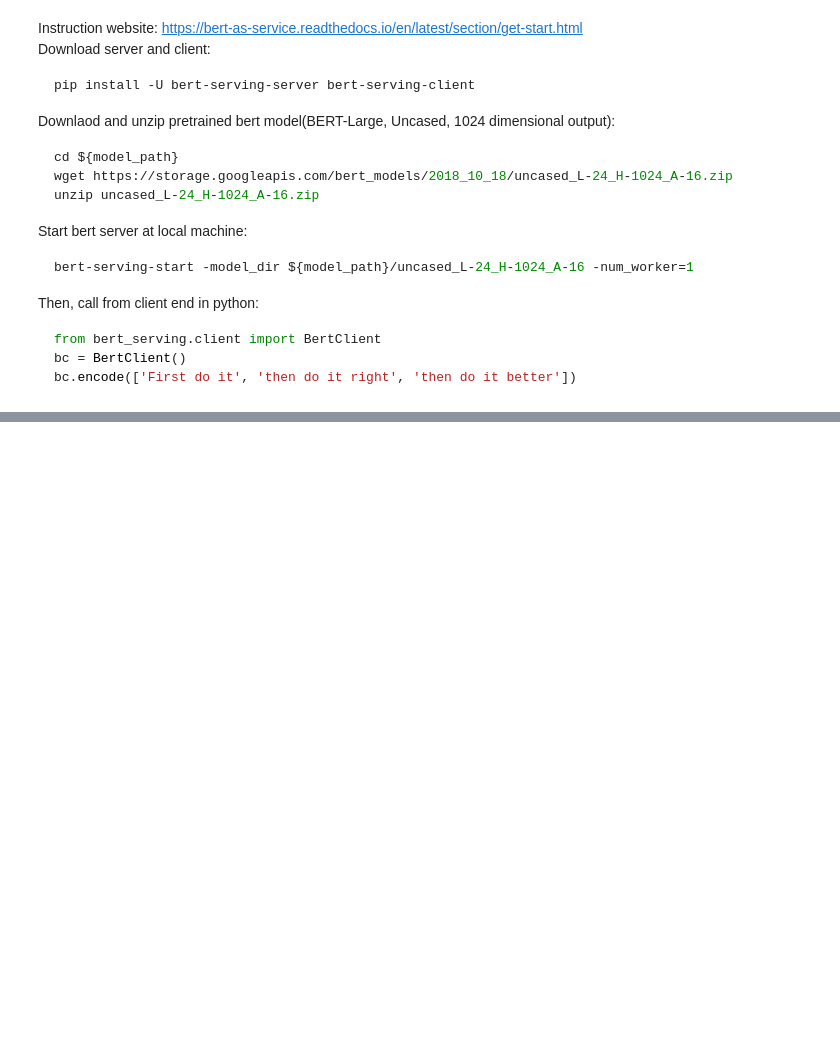
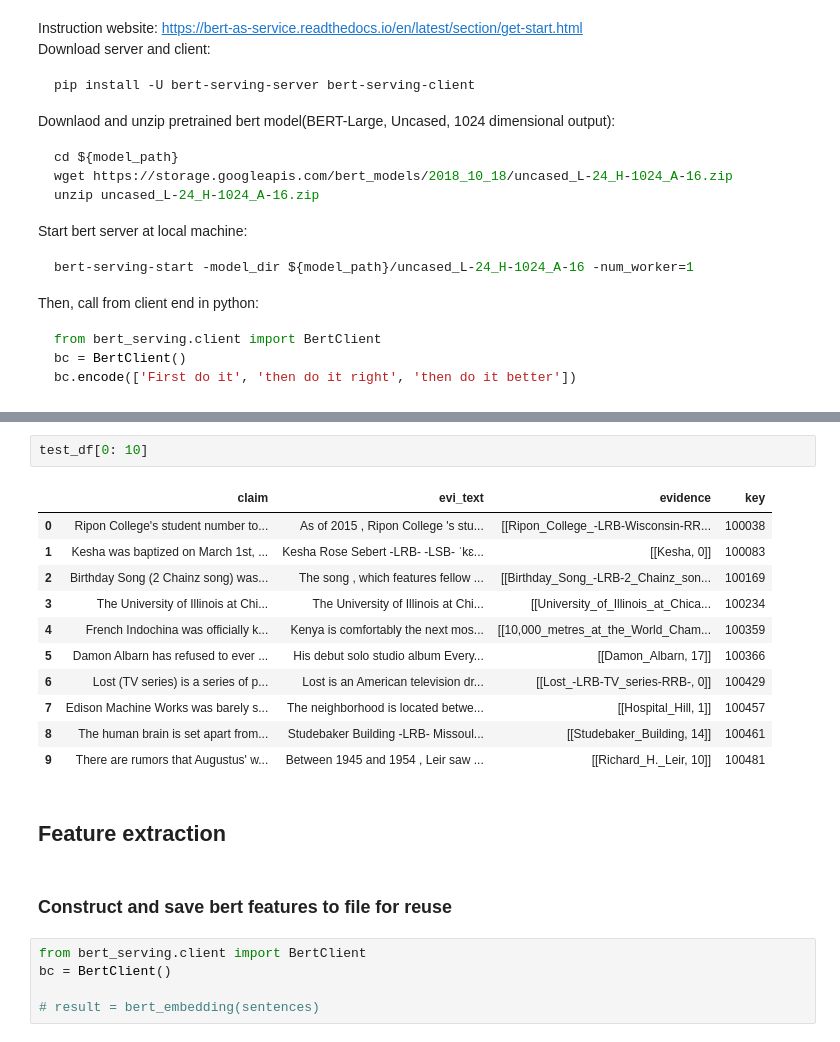
Before and after one commit to yiming95/AutomaticFactVerification, a Jupyter notebook: BERT_MLP.ipynb, the cells around one changed output, grey strips where cells are left out. Cells and saved outputs as stored; diff of their text form; blank space fills up the shorter version.

```diff
--- a/BERT_MLP.ipynb
+++ b/BERT_MLP.ipynb
@@ -25,0 +107,23 @@ bc.encode(['First do it', 'then do it right', 'then do it better'])
+# %%
+test_df[0: 10]
+# %% [output]
+|  | claim | evi_text | evidence | key |
+| 0 | Ripon College's student number to... | As of 2015 , Ripon College 's stu... | [[Ripon_College_-LRB-Wisconsin-RR... | 100038 |
+| 1 | Kesha was baptized on March 1st, ... | Kesha Rose Sebert -LRB- -LSB- ˈkɛ... | [[Kesha, 0]] | 100083 |
+| 2 | Birthday Song (2 Chainz song) was... | The song , which features fellow ... | [[Birthday_Song_-LRB-2_Chainz_son... | 100169 |
+| 3 | The University of Illinois at Chi... | The University of Illinois at Chi... | [[University_of_Illinois_at_Chica... | 100234 |
+| 4 | French Indochina was officially k... | Kenya is comfortably the next mos... | [[10,000_metres_at_the_World_Cham... | 100359 |
+| 5 | Damon Albarn has refused to ever ... | His debut solo studio album Every... | [[Damon_Albarn, 17]] | 100366 |
+| 6 | Lost (TV series) is a series of p... | Lost is an American television dr... | [[Lost_-LRB-TV_series-RRB-, 0]] | 100429 |
+| 7 | Edison Machine Works was barely s... | The neighborhood is located betwe... | [[Hospital_Hill, 1]] | 100457 |
+| 8 | The human brain is set apart from... | Studebaker Building -LRB- Missoul... | [[Studebaker_Building, 14]] | 100461 |
+| 9 | There are rumors that Augustus' w... | Between 1945 and 1954 , Leir saw ... | [[Richard_H._Leir, 10]] | 100481 |
+# %% [markdown]
+## Feature extraction
+# %% [markdown]
+### Construct and save bert features to file for reuse
+# %%
+from bert_serving.client import BertClient
+bc = BertClient()
+
+# result = bert_embedding(sentences)
```
Also changed, not shown: parts of 6 cells of this notebook, 14 other files.
